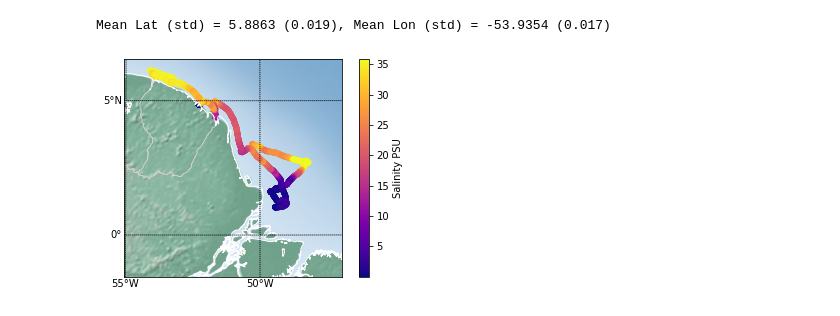
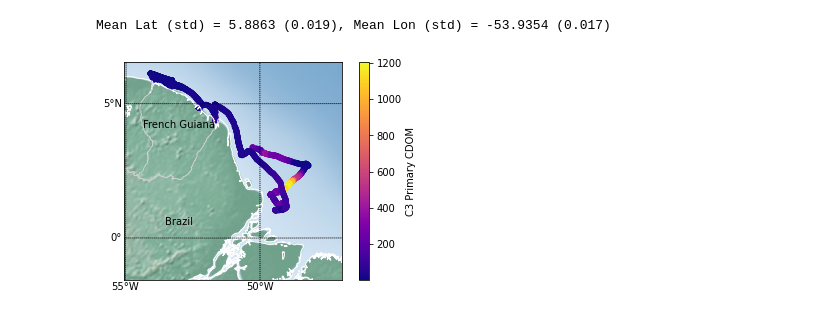
Before and after one commit to DirtBurner/MUDBENCS, a Jupyter notebook: MUDBENCS_CTD.ipynb, the cells around one changed output. Cells and saved outputs as stored; diff of their text form; code cells hidden in the pictures.

```diff
--- a/MUDBENCS_CTD.ipynb
+++ b/MUDBENCS_CTD.ipynb
@@ -23,13 +25,9 @@ The profile coordinates are latitude: 1.7315, and longitude: -49.3837, collected
 Data types available are:  ['DEPTH', 'CNDC', 'density', 'flSP', 'wetCDOM', 'flECO-AFL', 'sbeox0Mg/L', 'sbeox0PS', 'par', 'PSAL', 'TEMP', 'flag']
 # %%
-MB.DEBUG = True
-down_df, up_df, bottom, ax = MB.plot_profile(dat_nc, ['density','TEMP',  'PSAL', 'par'], direction='both')
+#Plot the CTD profiles:
+MB.DEBUG = False
+down_df, up_df, bottom, ax = MB.plot_profile(dat_nc, ['density', 'TEMP', 'PSAL'], direction='both')
+plt.gca().set_yticks([])
 
-#ax[0].set_xlabel('Temperature (degrees C)')
-#ax[1].ticklabel_format(axis='x', style='plain')
-#ax[1].set_xlabel(r'Density (kg/m$^{3})')
-#ax[0].set_ylabel('Depth (m)')
-#ax[2].set_ylabel('')
-
-#plt.savefig('C:/Users/beros/Box/UDrive_brosenheim/My_Documents/Research/Seagoing Expeditions/CHEM-OCE Guianas Mudbanks 2020/Expedition prep/MUDBENCS/CTD_Data/01CTD_SSS_rho.svg', dpi=300)
+#plt.savefig('C:/Users/beros/Box/UDrive_brosenheim/My_Documents/Research/Seagoing Expeditions/CHEM-OCE Guianas Mudbanks 2020/Expedition prep/MUDBENCS/CTD_Data/09CTD_temp_SSS_rho.svg', dpi=300)
 # %% [output]
@@ -104,8 +164,15 @@ print('Mean Lat (std) = %.4f (%.3f), Mean Lon (std) = %.4f (%.3f) ' % (mean_lat,
 # %% [output]
 Mean Lat (std) = 5.8863 (0.019), Mean Lon (std) = -53.9354 (0.017)
 # %%
-m = MB.MUDBENCS_map(AT_data_df, ' Salinity PSU')
-#plt.text(-53.8, 4.1, 'French Guiana', ha='center')
-plt.savefig('C:/Users/beros/Box/UDrive_brosenheim/My_Documents/Research/Seagoing Expeditions/CHEM-OCE Guianas Mudbanks 2020/Expedition prep/MUDBENCS/CTD_Data/Maps/Salinity.svg', dpi=300)
+m = MB.MUDBENCS_map(AT_data_df, ' C3 Primary CDOM')
+
+#Add Country names
+lon = (-53, -53)
+lat = (4.1, 0.5)
+names = ['French Guiana', 'Brazil']
+X,Y = m(lon,lat)
+for i, (X, Y) in enumerate(zip(X, Y), start=0):
+    plt.text(X, Y, names[i], ha='center', color='k')
+plt.savefig('C:/Users/beros/Box/UDrive_brosenheim/My_Documents/Research/Seagoing Expeditions/CHEM-OCE Guianas Mudbanks 2020/Expedition prep/MUDBENCS/CTD_Data/Maps/CDOM.svg', dpi=300)
 # %% [output]
-[figure, old version]
+[figure, new version]
```
Also changed, not shown: parts of 10 cells of this notebook, 4 other files.
